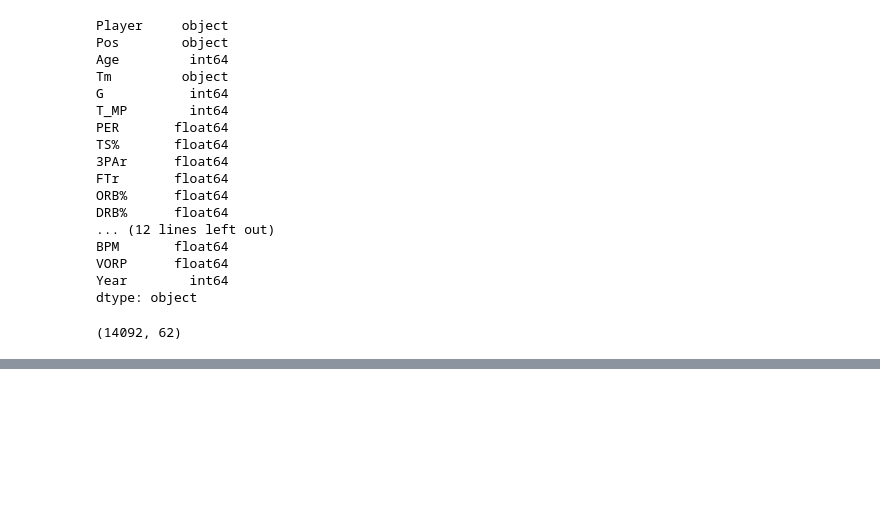
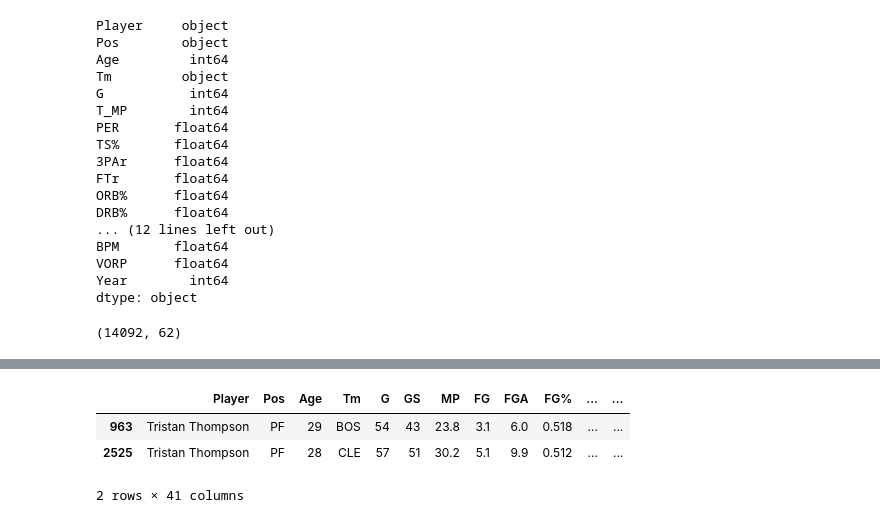
Before and after one commit to ConnorM1205/Final_Project_CS471, a Jupyter notebook: clean_players_adv.ipynb, the cells around one changed output, grey strips where cells are left out. Cells and saved outputs as stored; diff of their text form; code cells hidden in the pictures; blank space fills up the shorter version.

```diff
--- a/clean_players_adv.ipynb
+++ b/clean_players_adv.ipynb
@@ -234,0 +313,7 @@ total_players.to_csv('player_mvp_stats_adv.csv')
+# %%
+tt.loc[tt['Age']>27]
+# %% [output]
+|  | Player | Pos | Age | Tm | G | GS | MP | FG | FGA | FG% | ... | ... |
+| 963 | Tristan Thompson | PF | 29 | BOS | 54 | 43 | 23.8 | 3.1 | 6.0 | 0.518 | ... | ... |
+| 2525 | Tristan Thompson | PF | 28 | CLE | 57 | 51 | 30.2 | 5.1 | 9.9 | 0.512 | ... | ... |
+2 rows × 41 columns
```
Also changed, not shown: parts of 17 cells of this notebook, 1 other file.
